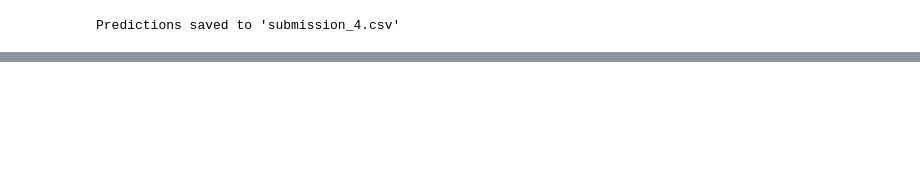
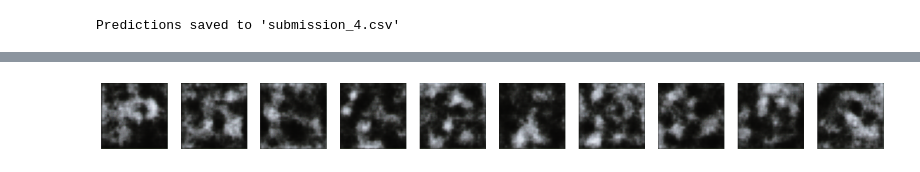
Before and after one commit to vkoroleva/DL_homeworks, a Jupyter notebook: 24.ipynb, the cells around one changed output, grey strips where cells are left out. Cells and saved outputs as stored; diff of their text form; code cells hidden in the pictures; blank space fills up the shorter version.

```diff
--- a/24.ipynb
+++ b/24.ipynb
@@ -252,3 +242,17 @@ class SimpleCNN(nn.Module):
         return x
 
 model = SimpleCNN()
+# %%
+import torch.optim as optim
+from torch.optim.lr_scheduler import StepLR
+import matplotlib.pyplot as plt
+
+optimizer = optim.Adam(model.parameters(), lr=0.001)
+
+scheduler = StepLR(optimizer, step_size=7, gamma=0.1)
+
+criterion = nn.CrossEntropyLoss()
+
+patience = 5
+best_loss = float('inf')
+patience_counter = 0
@@ -900,0 +1221,25 @@ Predictions saved to 'submission_4.csv'
+# %%
+def generate_images(vae, class_id, n=100):
+    vae.eval()
+    with torch.no_grad():
+        z = torch.randn(n, vae.latent_dim).to(device)
+        labels = torch.full((n,), class_id, dtype=torch.long).to(device)
+        gen_images = vae.decode(z, labels)
+        return gen_images.cpu()
+# %%
+import matplotlib.pyplot as plt
+
+def show_images(images, n=10):
+    images = images[:n]  # Покажем первые n
+    fig, axes = plt.subplots(1, n, figsize=(n * 2, 2))
+    for i, ax in enumerate(axes):
+        img = images[i].permute(1, 2, 0).numpy()
+        ax.imshow(img)
+        ax.axis('off')
+    plt.show()
+
+# Пример:
+gen_images = generate_images(vae, class_id=5, n=10)
+show_images(gen_images)
+# %% [output]
+[figure, added]
```
Also changed, not shown: parts of 21 cells of this notebook.
